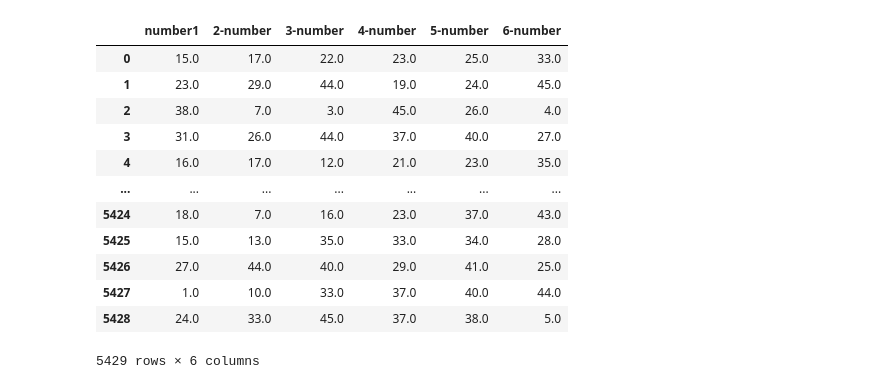
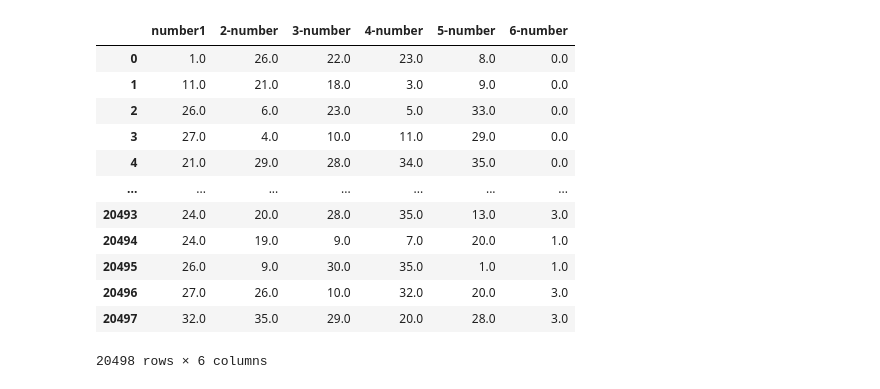
Before and after one commit to fazalpge/Forecast, a Jupyter notebook: pythonProject/5_36.ipynb, the cells around one changed output. Saved outputs shown, nothing was run; the diff lists cells and outputs as text; code cells hidden in the pictures.

```diff
--- a/pythonProject/5_36.ipynb
+++ b/pythonProject/5_36.ipynb
@@ -17,26 +17,26 @@ import matplotlib.pyplot as plt
 # split a multivariate sequence into samples
 # %%
 # Загружаем датафрейм
-frame = pd.read_csv('Gosloto_6x45.csv', header=0, sep=';')
+frame = pd.read_csv('Gosloto_5x36_11.10.2020.csv', header=0, sep=';')
 frame
 
 # удвляем дату и тираж
 frame = frame.drop(columns=['datetime', 'tiraz'], axis=1).astype(float)
 frame
 # %% [output]
 |  | number1 | 2-number | 3-number | 4-number | 5-number | 6-number |
-| 0 | 15.0 | 17.0 | 22.0 | 23.0 | 25.0 | 33.0 |
-| 1 | 23.0 | 29.0 | 44.0 | 19.0 | 24.0 | 45.0 |
-| 2 | 38.0 | 7.0 | 3.0 | 45.0 | 26.0 | 4.0 |
-| 3 | 31.0 | 26.0 | 44.0 | 37.0 | 40.0 | 27.0 |
-| 4 | 16.0 | 17.0 | 12.0 | 21.0 | 23.0 | 35.0 |
+| 0 | 1.0 | 26.0 | 22.0 | 23.0 | 8.0 | 0.0 |
+| 1 | 11.0 | 21.0 | 18.0 | 3.0 | 9.0 | 0.0 |
+| 2 | 26.0 | 6.0 | 23.0 | 5.0 | 33.0 | 0.0 |
+| 3 | 27.0 | 4.0 | 10.0 | 11.0 | 29.0 | 0.0 |
+| 4 | 21.0 | 29.0 | 28.0 | 34.0 | 35.0 | 0.0 |
 | ... | ... | ... | ... | ... | ... | ... |
-| 5424 | 18.0 | 7.0 | 16.0 | 23.0 | 37.0 | 43.0 |
-| 5425 | 15.0 | 13.0 | 35.0 | 33.0 | 34.0 | 28.0 |
-| 5426 | 27.0 | 44.0 | 40.0 | 29.0 | 41.0 | 25.0 |
-| 5427 | 1.0 | 10.0 | 33.0 | 37.0 | 40.0 | 44.0 |
-| 5428 | 24.0 | 33.0 | 45.0 | 37.0 | 38.0 | 5.0 |
+| 20493 | 24.0 | 20.0 | 28.0 | 35.0 | 13.0 | 3.0 |
+| 20494 | 24.0 | 19.0 | 9.0 | 7.0 | 20.0 | 1.0 |
+| 20495 | 26.0 | 9.0 | 30.0 | 35.0 | 1.0 | 1.0 |
+| 20496 | 27.0 | 26.0 | 10.0 | 32.0 | 20.0 | 3.0 |
+| 20497 | 32.0 | 35.0 | 29.0 | 20.0 | 28.0 | 3.0 |
-5429 rows × 6 columns
+20498 rows × 6 columns
 # %%
 in_seq1 = frame["number1"].to_numpy()
 in_seq2 = frame["2-number"].to_numpy()
```
Also changed, not shown: parts of 6 cells of this notebook.
